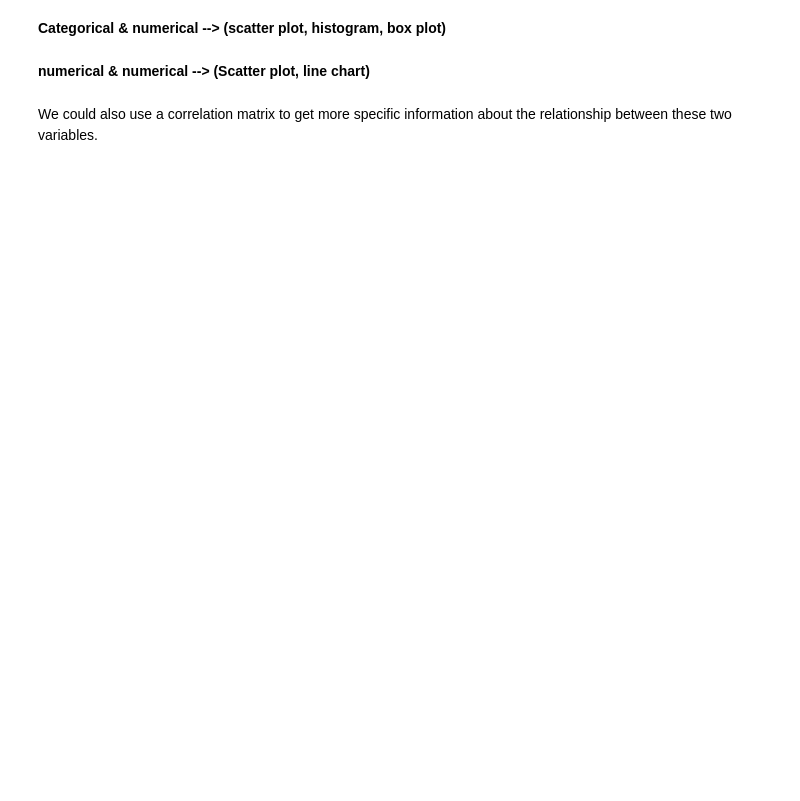
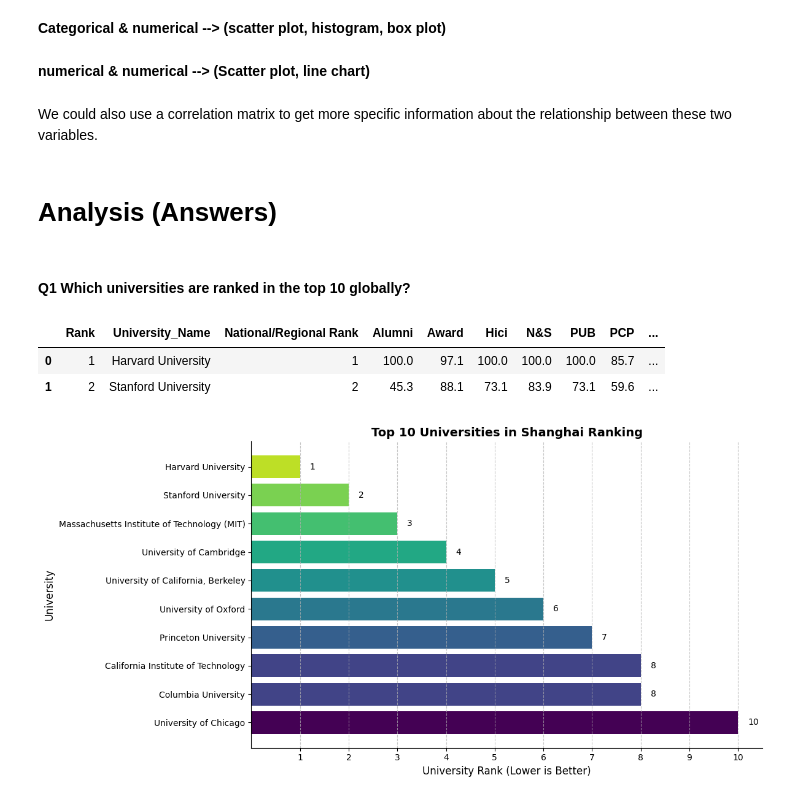
Before and after one commit to ahmadalharbi21/World-University-Ranks, a Jupyter notebook: EDA explain template.ipynb, the cells around one changed output. Cells and saved outputs as stored; diff of their text form; code cells hidden in the pictures; blank space fills up the shorter version.

```diff
--- a/EDA explain template.ipynb
+++ b/EDA explain template.ipynb
@@ -1843,3 +1856,48 @@ plt.show()
 **numerical & numerical --> (Scatter plot, line chart)**
 # %% [markdown]
 We could also use a correlation matrix to get more specific information about the relationship between these two variables.
+# %% [markdown]
+# Analysis (Answers)
+# %% [markdown]
+#### Q1 Which universities are ranked in the top 10 globally?
+# %%
+shanghaiRanking.head(2)
+# %% [output]
+|  | Rank | University_Name | National/Regional Rank | Alumni | Award | Hici | N&S | PUB | PCP | ... |
+| 0 | 1 | Harvard University | 1 | 100.0 | 97.1 | 100.0 | 100.0 | 100.0 | 85.7 | ... |
+| 1 | 2 | Stanford University | 2 | 45.3 | 88.1 | 73.1 | 83.9 | 73.1 | 59.6 | ... |
+# %%
+top_10 = shanghaiRanking.sort_values('Rank').head(10)
+
+
+
+
+
+plt.figure(figsize=(12, 6))
+
+colors = plt.cm.viridis_r(top_10['Rank'].values / top_10['Rank'].max()) # Reverse viridis
+
+plt.barh(top_10["University_Name"], top_10["Rank"], color=colors)
+
+plt.xlabel("University Rank (Lower is Better)", fontsize=12)  # Explicitly state "lower is better"
+plt.ylabel("University", fontsize=12)
+plt.title("Top 10 Universities in Shanghai Ranking", fontsize=14, fontweight='bold')  # Specify the ranking source
+
+plt.gca().invert_yaxis()
+
+plt.gca().spines['top'].set_visible(False)
+plt.gca().spines['right'].set_visible(False)
+
+plt.xticks(range(1, 11), fontsize=10) # Ensure ticks for all ranks
+plt.yticks(fontsize=10)
+
+for i, rank in enumerate(top_10['Rank']):
+    plt.text(rank + 0.2, i, str(rank), va='center', ha='left', fontsize=10) # Adjust offset as needed
+
+
+plt.grid(axis="x", linestyle="--", alpha=0.7, which='both')  # Grid for all x-axis values
+
+plt.tight_layout() # Adjust layout to prevent labels from overlapping
+plt.show()
+# %% [output]
+[figure, added]
```
Also changed, not shown: parts of 26 cells of this notebook.
